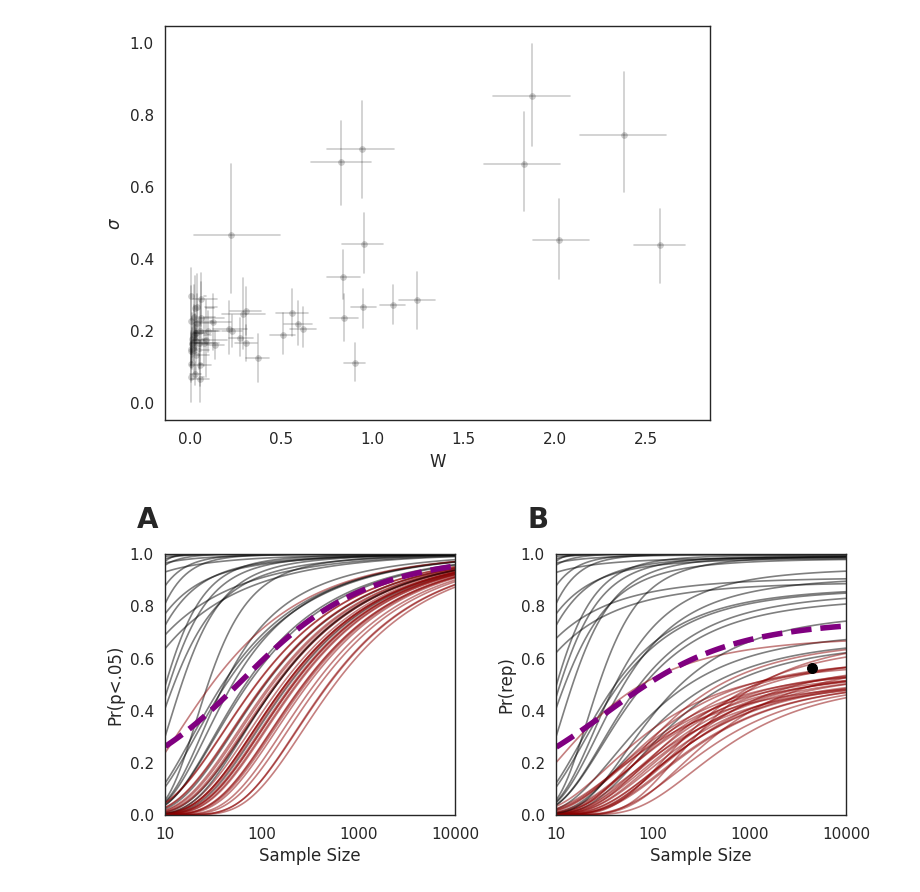
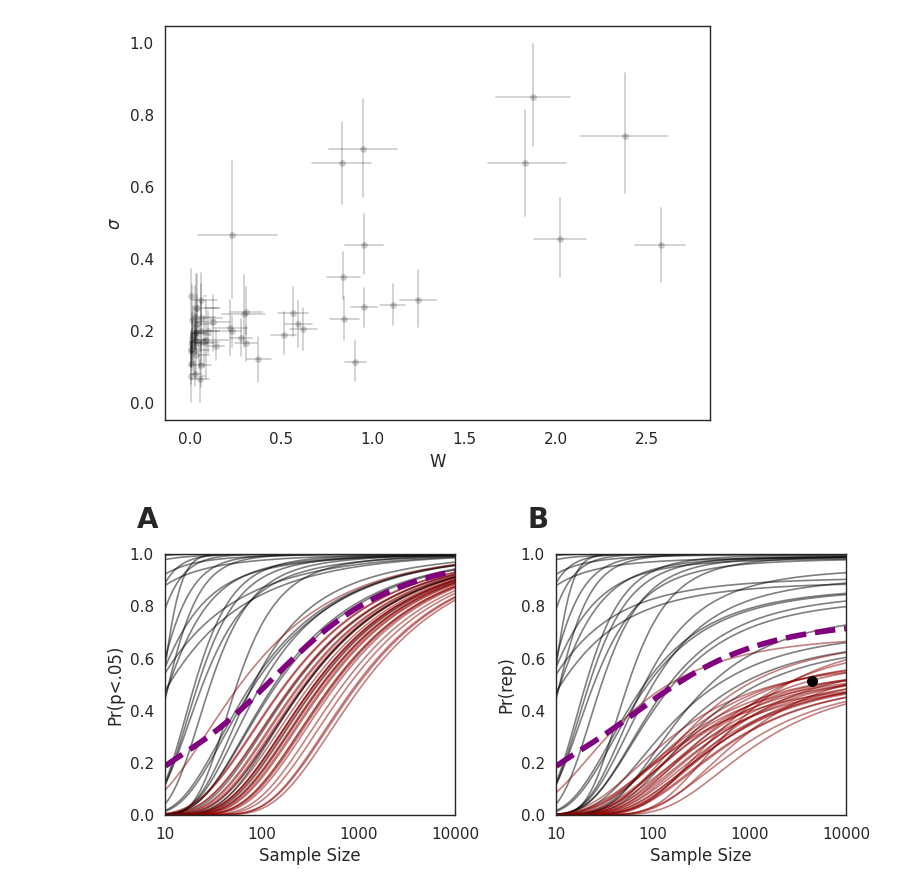
Before and after one commit to josephbb/FalsePositivesReplicationCrisis, a Jupyter notebook: FalsePositiveAnalysis.ipynb, the cells around one changed output. Saved outputs shown, nothing was run; the diff lists cells and outputs as text; code cells hidden in the pictures.

```diff
--- a/FalsePositiveAnalysis.ipynb
+++ b/FalsePositiveAnalysis.ipynb
@@ -64,7 +67,7 @@ for sheet in close_rep_sheets:
         pass #Only replications included in dataset
 
     temp = temp.with_columns(
-        (np.sqrt(pl.col("N")) * pl.col("d_obs")).alias("z")
+        ( pl.col("d_obs")/np.sqrt(4/pl.col("N")) ).alias("z")
         ).with_columns(
     (np.abs(pl.col("z")) > norm.ppf(0.975)).alias("sig").cast(pl.Boolean)
     )
@@ -437,0 +374,28 @@ Good diagnostics, continue
+# %%
+def binom_test_apply(K, N):
+
+    out = np.zeros(K.shape)
+    for i in range(K.shape[0]):
+        out[i] = stats.binomtest(K[i], N[i], p=.05).pvalue
+    return out
+
+sheet_idx, sheet = pd.factorize(heterogeneity_sheet['sheet'])
+sheet_idx
+
+# Step 3: Group and sum along indices
+
+J = 4000
+grouped_result = np.zeros((J, np.max(sheet_idx) + 1))
+sorted_binom_p = np.zeros((J, np.max(sheet_idx) + 1))
+sorted_binom_prob = np.zeros((J, np.max(sheet_idx) + 1))
+
+index_counts = np.bincount(sheet_idx, minlength=np.max(sheet_idx) + 1)
+for i in tqdm(range(J)):
+    grouped_result[i, :] = np.bincount(sheet_idx, weights=sig_pred[i, :],
+                                       minlength=np.max(sheet_idx) + 1)
+    K = np.bincount(sheet_idx, weights=sig_pred[i, :],
+                                        minlength=np.max(sheet_idx) + 1).astype('int')
+
+    N = index_counts
+    sorted_binom_p[i, :] = np.sort(binom_test_apply(K,N))[::-1]
+    sorted_binom_prob[i, :] = np.sort(K/N)
@@ -517,7 +555,7 @@ plt.sca(ax[0])
 
 probs = []
 for N in np.logspace(1, 4, 100):
-    d_crit = z_crit / np.sqrt(N)
+    d_crit = z_crit / np.sqrt(N/2)
 
     probs.append(norm(idata_het.posterior['W'].mean(dim=('chain','draw')),
         np.sqrt(idata_het.posterior['sigmas'].mean(dim=('chain','draw'))**2 + 1/n)).cdf(-d_crit) + \
@@ -545,7 +583,7 @@ plt.ylim(0,1)
 
 probs = []
 for N in np.logspace(1, 4, 100):
-    d_crit = z_crit / np.sqrt(N)
+    d_crit = z_crit / np.sqrt(N/2)
 
     negative_sig = norm(idata_het.posterior['W'].mean(dim=('chain','draw')),
         np.sqrt(idata_het.posterior['sigmas'].mean(dim=('chain','draw'))**2 + 1/n)).cdf(-d_crit)
@@ -565,41 +603,31 @@ for idx in range(prob.shape[1]):
     rep = agg_df.filter(pl.col(['sheet'])==combined['hypoth'][idx])['Sig'][0]
     if rep:
         color = 'black'
     else:
         color = 'darkred'
     plt.plot(np.logspace(1, 4, 100), prob[:, idx], color=color, alpha=.5)
 
 y_mean = np.mean(prob, axis=1)
 plt.plot(np.logspace(1, 4, 100), y_mean, color='purple', lw=4, ls='--')
 #log x axis
 plt.xscale('log')
 #natural x axis
 plt.xticks([10, 100, 1000, 10000], ['10', '100', '1000', '10000'])
 plt.xlabel('Sample Size')
 plt.ylabel('Pr(rep)')
 plt.xlim(10, 10000)
 plt.ylim(0,1)
 plt.tight_layout()
 
 meta_analytic_sig = agg_df['Sig'].mean
 meta_analytic_average_n = np.median(heterogeneity_sheet.group_by('sheet').sum()['N'])
 plt.scatter(meta_analytic_average_n, np.mean(probs), color='k', s=50,zorder=2)
 
 probs = []
-for N in [meta_analytic_average_n]:
-    d_crit = z_crit / np.sqrt(N)
-
-    negative_sig = norm(idata_het.posterior['W'].mean(dim=('chain','draw')),
-        idata_het.posterior['sigmas'].mean(dim=('chain','draw'))).cdf(-d_crit)
-    positive_sig = (1-norm(idata_het.posterior['W'].mean(dim=('chain','draw')),
-                    np.sqrt(idata_het.posterior['sigmas'].mean(dim=('chain','draw'))**2 + 1/n)).cdf(d_crit))
-    #select the largest from the two for each item along the axis
-    negative_sig[negative_sig < positive_sig] = positive_sig[negative_sig < positive_sig]
-    probs.append(negative_sig)
 
 from src.figures import label_subfigs
 label_subfigs(ax)
 plt.tight_layout()
 plt.savefig('output/figures/MLSigRep.png', dpi=300)
 # %% [output]
-[figure, old version]
+[figure, new version]
```
Also changed, not shown: parts of 15 cells of this notebook, 5 other files.
